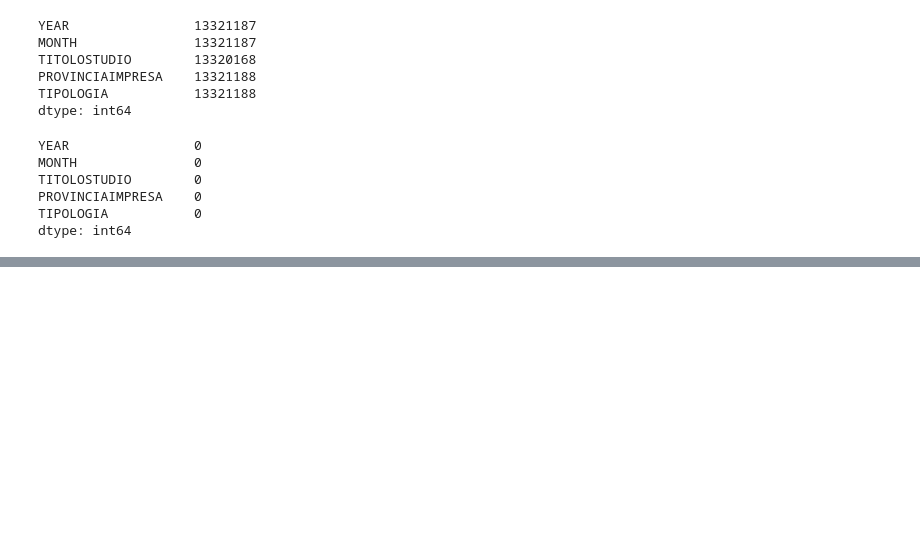
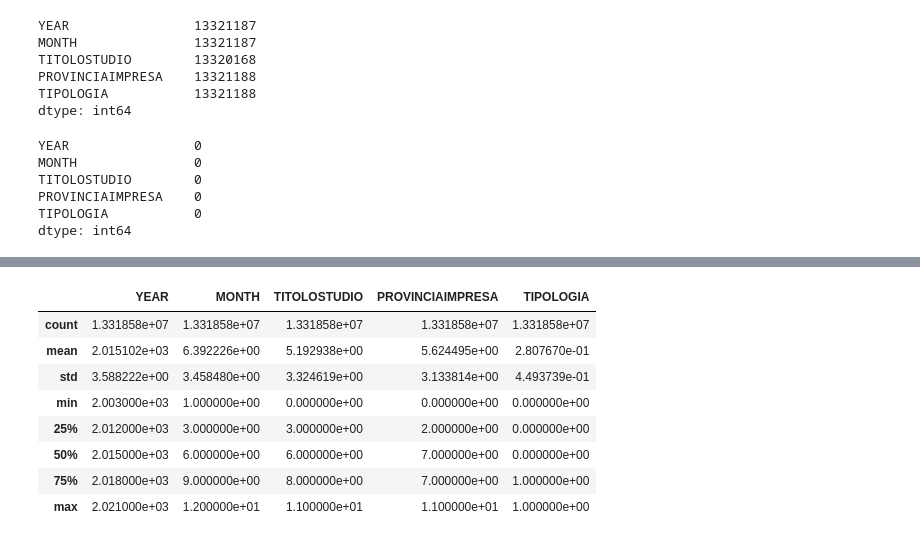
Before and after one commit to Smagia/DSB-ABB, a Jupyter notebook: DataScience_Lab2.ipynb, the cells around one changed output, grey strips where cells are left out. Cells and saved outputs as stored; diff of their text form; code cells hidden in the pictures; blank space fills up the shorter version.

```diff
--- a/DataScience_Lab2.ipynb
+++ b/DataScience_Lab2.ipynb
@@ -120,4 +165,12 @@ newDF['TITOLOSTUDIO'] = TITOLOSTUDIO_le.transform(newDF['TITOLOSTUDIO'])
 # %%
-PROVINCIAIMPRESA_le = preprocessing.OrdinalEncoder()
-PROVINCIAIMPRESA_le.fit(newDF['PROVINCIAIMPRESA'].unique())
-newDF['PROVINCIAIMPRESA'] = PROVINCIAIMPRESA_le.transform(newDF['PROVINCIAIMPRESA'])
+newDF.describe()
+# %% [output]
+|  | YEAR | MONTH | TITOLOSTUDIO | PROVINCIAIMPRESA | TIPOLOGIA |
+| count | 1.331858e+07 | 1.331858e+07 | 1.331858e+07 | 1.331858e+07 | 1.331858e+07 |
+| mean | 2.015102e+03 | 6.392226e+00 | 5.192938e+00 | 5.624495e+00 | 2.807670e-01 |
+| std | 3.588222e+00 | 3.458480e+00 | 3.324619e+00 | 3.133814e+00 | 4.493739e-01 |
+| min | 2.003000e+03 | 1.000000e+00 | 0.000000e+00 | 0.000000e+00 | 0.000000e+00 |
+| 25% | 2.012000e+03 | 3.000000e+00 | 3.000000e+00 | 2.000000e+00 | 0.000000e+00 |
+| 50% | 2.015000e+03 | 6.000000e+00 | 6.000000e+00 | 7.000000e+00 | 0.000000e+00 |
+| 75% | 2.018000e+03 | 9.000000e+00 | 8.000000e+00 | 7.000000e+00 | 1.000000e+00 |
+| max | 2.021000e+03 | 1.200000e+01 | 1.100000e+01 | 1.100000e+01 | 1.000000e+00 |
```
Also changed, not shown: parts of 26 cells of this notebook.
